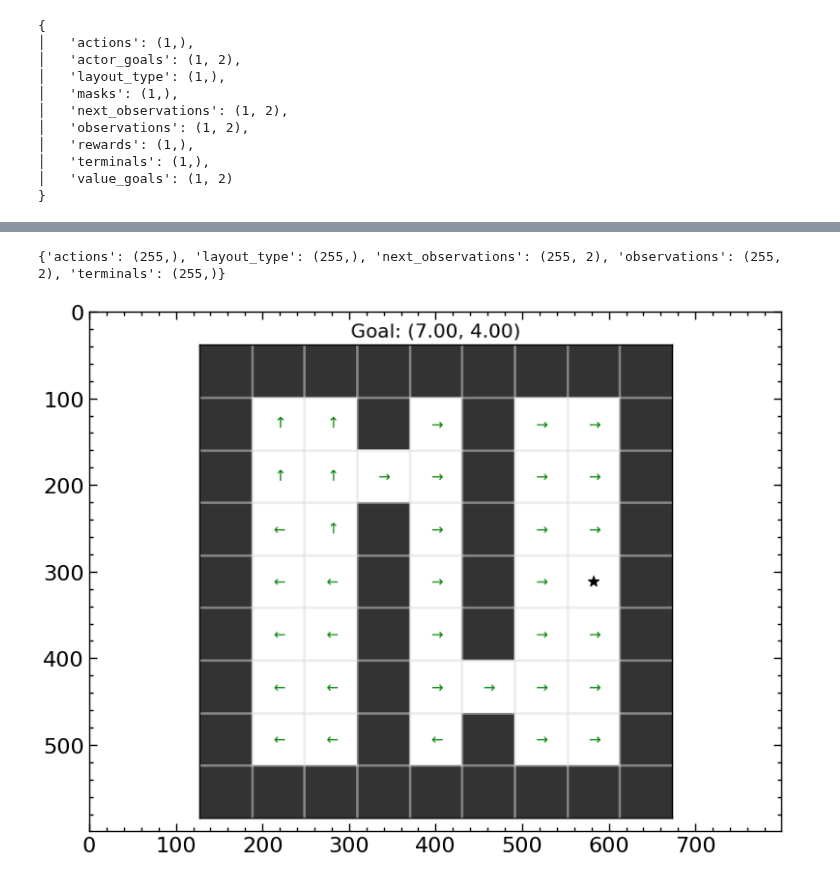
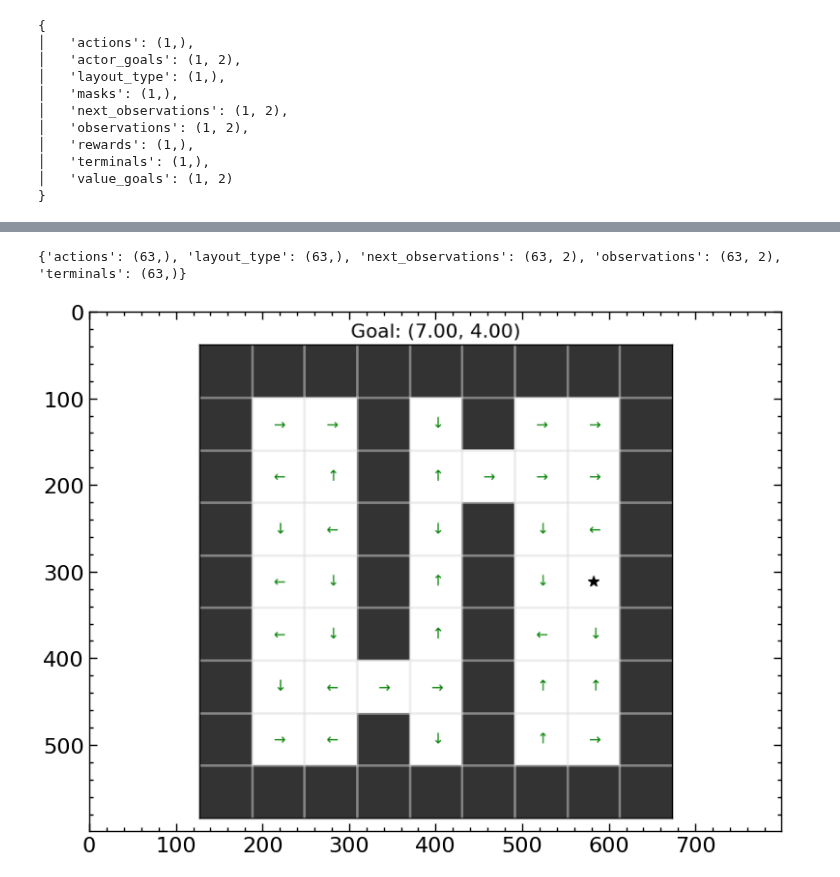
Before and after one commit to skylooop/BeliefConditionedFB, a Jupyter notebook: notebooks/in_context_gciql.ipynb, the cells around one changed output, grey strips where cells are left out. Saved outputs shown, nothing was run; the diff lists cells and outputs as text; code cells hidden in the pictures.

```diff
--- a/notebooks/in_context_gciql.ipynb
+++ b/notebooks/in_context_gciql.ipynb
@@ -36,7 +36,7 @@ from envs.minigrid.doors_grid import DynamicsGeneralization_Doors, MinigridWrapp
 
 # Train dynamics
 layouts = []
-for i in [3, 6, 9]:
+for i in [0, 1]:
     env = DynamicsGeneralization_Doors(render_mode="rgb_array", highlight=False, max_steps=200)
     env._gen_grid = partial(env._gen_grid, layout_type=i)
     env = MinigridWrapper(env)
@@ -51,7 +51,7 @@ mediapy.show_images(layouts, width=256, height=256)
 from envs.minigrid.env_utils import random_exploration
 
 train_layout_data = []
-NUM_TRAIN_LAYOUTS = 10
+NUM_TRAIN_LAYOUTS = 2
 NUM_TRAIN_STEPS = 256
 NUM_TRAIN_EPISODES = 100
 
@@ -199,13 +219,7 @@ NameError: name 'layout0_embs' is not defined
 # %%
-from sklearn.decomposition import PCA
-
-fig, ax = plt.subplots()
-for layout_type, name, color in zip([0, 3, 6], ['MDP1', 'MDP3', 'MDP6'], ['red', 'green', 'blue']):
-    batch, batch_context, _ = gc_whole_dataset.sample(128, layout_type=layout_type,
-                                                                context_length=iql_config['agent']['context_len'])
-    dynamics_embedding, _ = iql_agent.network.select('dynamic_transformer')(batch_context['observations'], batch_context['actions'],
-                                                                            batch_context['next_observations'], train=False, return_embedding=True)
-    pca = PCA().fit_transform(dynamics_embedding)
-    ax.scatter(pca[:, 0], pca[:, 1], label=name, c=color)
-
-plt.legend()
+batch, batch_context, _ = gc_whole_dataset.sample(iql_config['agent']['batch_size'], layout_type=1,
+                                                            context_length=iql_config['agent']['context_len'])
+dynamics_embedding, _ = iql_agent.network.select('dynamic_transformer')(batch_context['observations'], batch_context['actions'],
+                                                                                batch_context['next_observations'], train=False, return_embedding=True)
+pred_next_context, pred_next_no_context = iql_agent.network.select('next_state_pred')(batch['observations'], batch['actions'][:, None],
+                                                                                 dynamics_embedding)
@@ -247,37 +289,37 @@ def plot_policy(env, dataset, fig=None, ax=None, title=None, action_fn=None, **k
             ax.text(x, y, action_name, ha='center', va='center', fontsize='large', color='green')
 
     ax.set_title('Goal: ({:.2f}, {:.2f})'.format(goal[0], goal[1]))
     ax.scatter(goal[0], goal[1], s=80, c='black', marker='*')
 
     if title:
         ax.set_title(title)
 
     return fig, ax
 
 env = DynamicsGeneralization_Doors(render_mode="rgb_array", highlight=False,
                                    max_steps=iql_config['agent']['context_len'] if iql_config['agent']['use_context'] else None)
-env._gen_grid = partial(env._gen_grid, layout_type=1)
+env._gen_grid = partial(env._gen_grid, layout_type=0)
 env = MinigridWrapper(env)
 dynamics_embedding=None
 if iql_config['agent']['use_context']:
     dataset_inference, env = random_exploration(env, num_episodes=1, layout_type=0)
     print(jax.tree.map(lambda x: x.shape, dataset_inference))
     dynamics_embedding, _ = iql_agent.network.select('dynamic_transformer')(dataset_inference['observations'][None], dataset_inference['actions'][None, :, None],
                                                                                 dataset_inference['next_observations'][None], train=False, return_embedding=True)
     dynamics_embedding = dynamics_embedding.squeeze()
 
 obs, info = env.reset()
 goal = info.get("goal_pos", None)
 example_batch = whole_dataset.sample(1)
 pred_policy_img = policy_image_grid(env, example_batch,
                                                 action_fn=partial(supply_rng(iql_agent.sample_actions, rng=jax.random.PRNGKey(np.random.randint(0, 2**32))),
-                                                                  goals=goal, dynamics_embedding=dynamics_embedding, temperature=0.0),
+                                                                  goals=goal, dynamics_embedding=dynamics_embedding, temperature=1.0),
                                                 goal=goal)
 plt.imshow(pred_policy_img)
 plt.tight_layout()
 # %% [output]
-{'actions': (255,), 'layout_type': (255,), 'next_observations': (255, 2), 'observations': (255, 2), 'terminals': (255,)}
+{'actions': (63,), 'layout_type': (63,), 'next_observations': (63, 2), 'observations': (63, 2), 'terminals': (63,)}
-[figure, old version]
+[figure, new version]
 # %%
 from mpl_toolkits.axes_grid1 import make_axes_locatable
 
```
Also changed, not shown: parts of 9 cells of this notebook, 15 other files.
